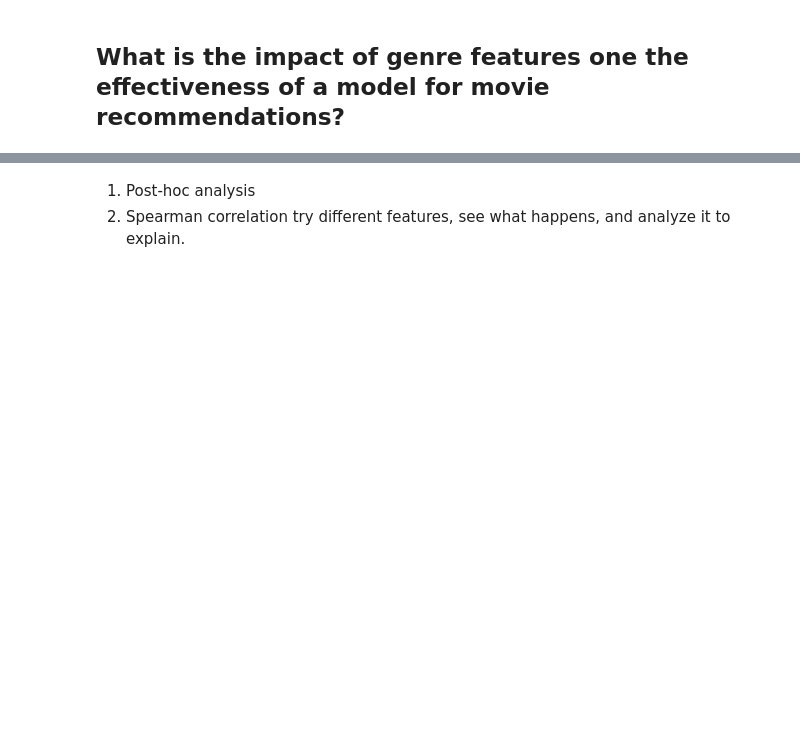
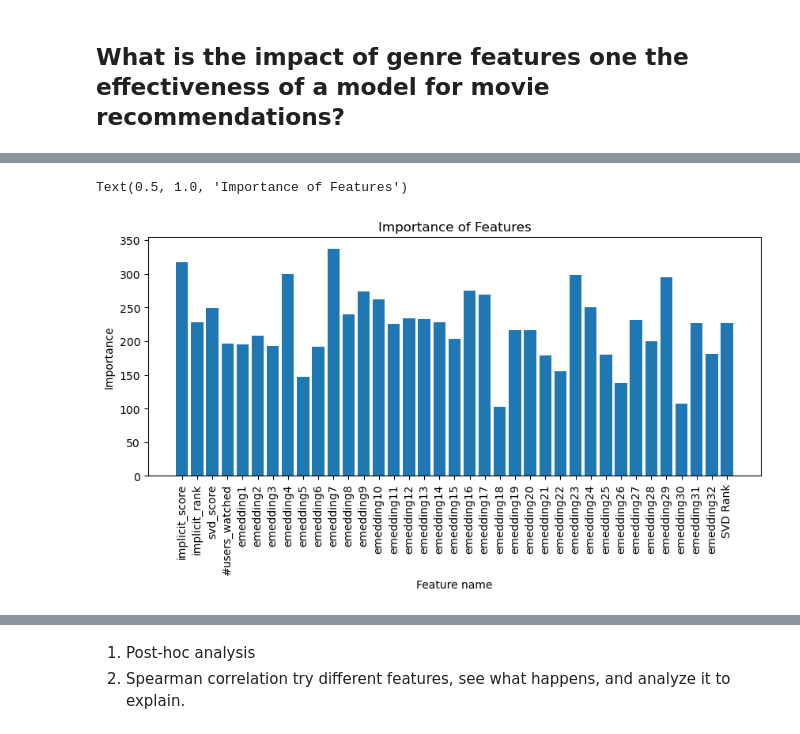
Before and after one commit to papadopoulosMichail/RecSys-using-LearningToRank, a Jupyter notebook: MovieLens/Baseline.ipynb, the cells around one changed output, grey strips where cells are left out. Saved outputs shown, nothing was run; the diff lists cells and outputs as text; code cells hidden in the pictures; blank space fills up the shorter version.

```diff
--- a/MovieLens/Baseline.ipynb
+++ b/MovieLens/Baseline.ipynb
@@ -856,7 +880,7 @@ new_users_binary = []
 binary_per_user = []
 for i in range(len(num_users)):
     for j in range(len(target_movies[i])):
-        a = len(ratings_df[ratings_df['userId']==1]) < 10
+        a = len(ratings_df[ratings_df['userId']==1]) < 20
         if a:
             binary_per_user.append(a)
         else:
@@ -914,7 +944,7 @@ np.array(feature47).shape
 # %% [markdown]
 ## Features stack
 # %%
-features = np.stack((feature1,feature2,feature3,feature4,feature5,feature6,
+features = np.stack((feature1,feature2,feature3,feature4,feature5,
                      feature7[0], feature7[1],feature7[2], feature7[3],
                      feature7[4], feature7[5],feature7[6], feature7[7],
                      feature7[8], feature7[9],feature7[10], feature7[11],
@@ -1131,0 +1317,10 @@ gbm.feature_importances_
+# %%
+no_genre_features = np.stack((feature1,feature2,feature3,feature5,
+                     feature7[0], feature7[1],feature7[2], feature7[3],
+                     feature7[4], feature7[5],feature7[6], feature7[7],
+                     feature7[8], feature7[9],feature7[10], feature7[11],
+                     feature7[12], feature7[13],feature7[14], feature7[15],
+                     feature7[16], feature7[17],feature7[18], feature7[19],
+                     feature7[20], feature7[21],feature7[22], feature7[23],
+                     feature7[24], feature7[25],feature7[26], feature7[27],
+                     feature7[28], feature7[29],feature7[30], feature7[31],feature47))
@@ -1131,0 +1333,6 @@ gbm.feature_importances_
+# %%
+gbm1 = lgb.LGBMRanker(min_child_samples=1, learning_rate=.1, n_jobs=2, importance_type='gain',
+                     num_leaves=31, min_child_weight=100)
+gbm1.fit(X_train_no_genre, y_train, group=group_train,
+        eval_set=[(X_val_no_genre, y_val)], eval_group=[group_val],
+        eval_at=[1, 3, 5, 10], eval_metric='ndcg')
@@ -1131,0 +1359,22 @@ gbm.feature_importances_
+# %%
+feature_names_no_genre = ('implicit_score', 'implicit_rank', 'svd_score', '#users_watched',
+                 'emedding1', 'emedding2', 'emedding3',
+                 'emedding4', 'emedding5', 'emedding6',
+                 'emedding7', 'emedding8', 'emedding9',
+                 'emedding10', 'emedding11', 'emedding12',
+                 'emedding13', 'emedding14', 'emedding15',
+                 'emedding16', 'emedding17', 'emedding18',
+                 'emedding19', 'emedding20', 'emedding21',
+                 'emedding22', 'emedding23', 'emedding24',
+                 'emedding25', 'emedding26', 'emedding27',
+                 'emedding28', 'emedding29', 'emedding30',
+                 'emedding31', 'emedding32', 'SVD Rank')
+figure(figsize = (10, 4), dpi = 100)
+plt.bar(feature_names_no_genre, gbm1.feature_importances_)
+plt.xticks(rotation = 'vertical')
+plt.ylabel('Importance')
+plt.xlabel('Feature name')
+plt.title('Importance of Features')
+# %% [output]
+Text(0.5, 1.0, 'Importance of Features')
+[figure, added]
```
Also changed, not shown: parts of 95 cells of this notebook, 1 other file.
